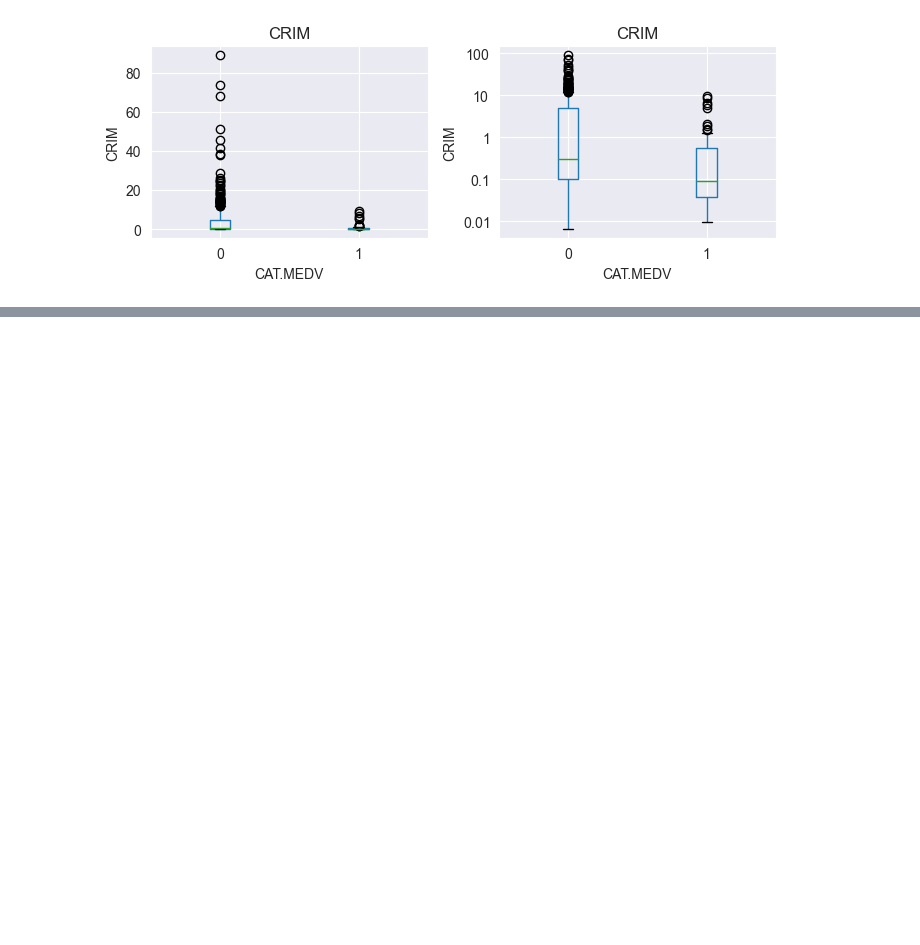
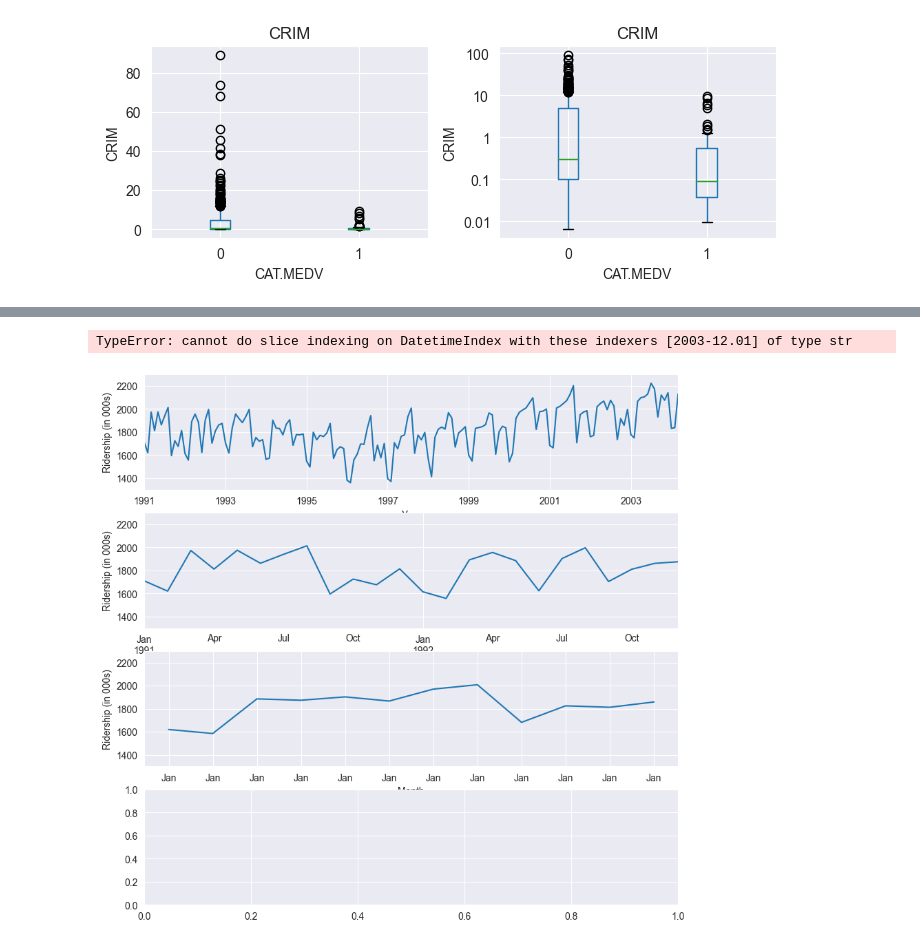
Before and after one commit to JunheeChoi/dm_class, a Jupyter notebook: 0314_dmclass.ipynb, the cells around one changed output, grey strips where cells are left out. Saved outputs shown, nothing was run; the diff lists cells and outputs as text; code cells hidden in the pictures; blank space fills up the shorter version.

```diff
--- a/0314_dmclass.ipynb
+++ b/0314_dmclass.ipynb
@@ -1159,0 +1199,40 @@ plt.show()
+# %%
+fig, axes = plt.subplots(nrows = 4, ncols = 1, figsize = (10,10))
+
+Amtrak_df = pd.read_csv('https://raw.githubusercontent.com/reisanar/datasets/master/Amtrak.csv')
+Amtrak_df.head()
+
+Amtrak_df['Month'] = pd.to_datetime(Amtrak_df.Month, format = '%d/%m/%Y')
+Amtrak_df.set_index('Month', inplace = True)
+
+# Raw Data
+ax = Amtrak_df.plot(ylim = [1300, 2300], legend = False, ax = axes[0])
+ax.set_xlabel('Year') # set x-axis label
+ax.set_ylabel('Ridership (in 000s)') # set y-axis label
+
+# 1991년 1월 1일부터 1992년 12월 1일까지 확대
+ridership_2yrs = Amtrak_df.loc['1991-01-01':'1992-12-01']
+ax = ridership_2yrs.plot(ylim = [1300, 2300],legend = False, ax = axes[1])
+ax.set_xlabel('Year')    # set x-axis label
+ax.set_ylabel('Ridership (in 000s)')    # set y-labels label
+
+# 월별 평균
+byMonth = Amtrak_df.groupby(by = [Amtrak_df.index.month]).mean()
+ax = byMonth.plot(ylim = [1300,2300], legend = False, ax = axes[2])
+ax.set_xlabel('Month')
+ax.set_ylabel('Ridership (in 000s)')    # set y-axis label
+ax.set_xticks(range(1,13))
+ax.set_xticklabels([calendar.month_abbr[1] for i in range
+(1, 13)])
+
+# 연도별 평균(2004년 데이터 제외)
+byYear = Amtrak_df.loc['1991-01-01':'2003-12.01'].groupby(pd.Grouper(freq = 'A')).mean()
+ax = byYear.plot(ylim = [1300,2300],legend = False, ax = axes[3])
+ax.set_xlabel('Year')
+ax.set_ylabel('Ridership (in 000s)')    # set y-axis label
+
+plt.tight_layout()
+plt.show()
+# %% [output]
+TypeError: cannot do slice indexing on DatetimeIndex with these indexers [2003-12.01] of type str
+[figure, added]
```
Also changed, not shown: parts of 12 cells of this notebook.
